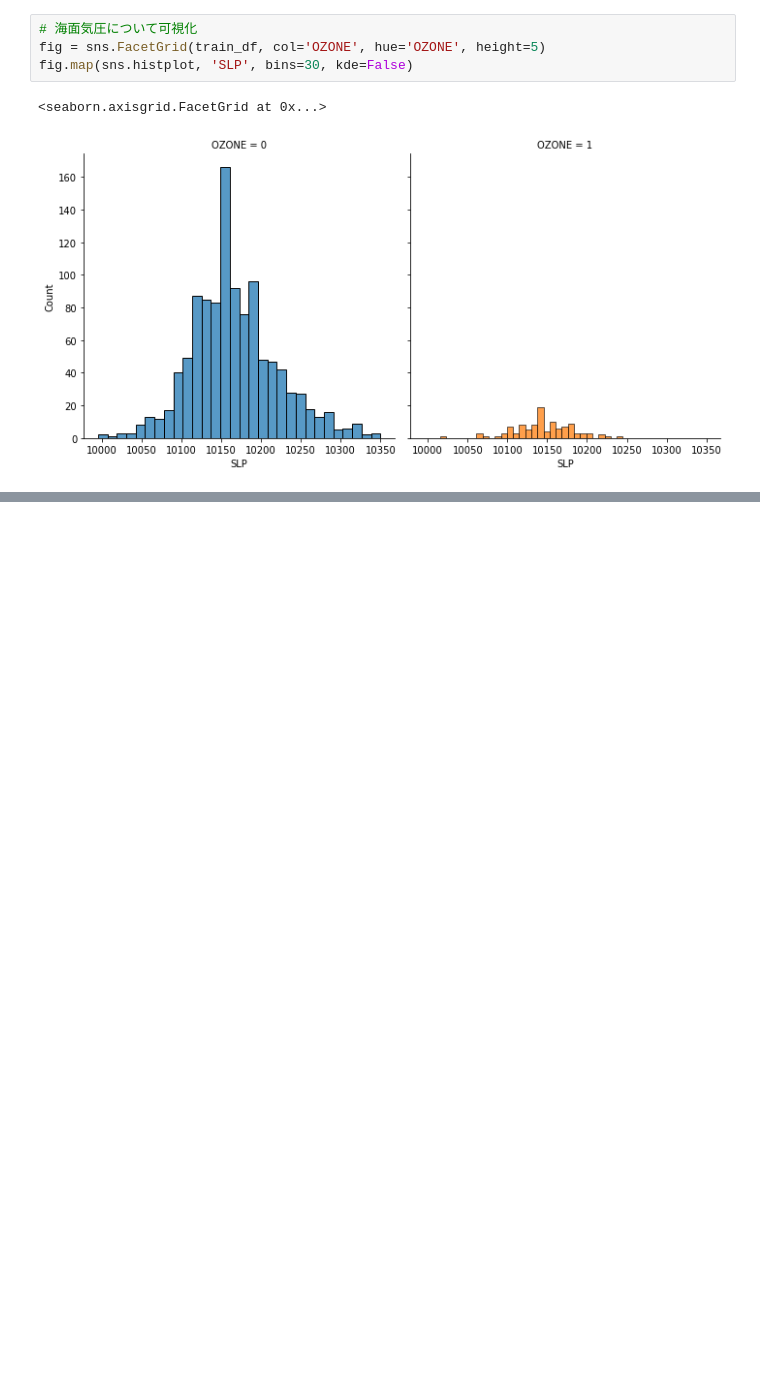
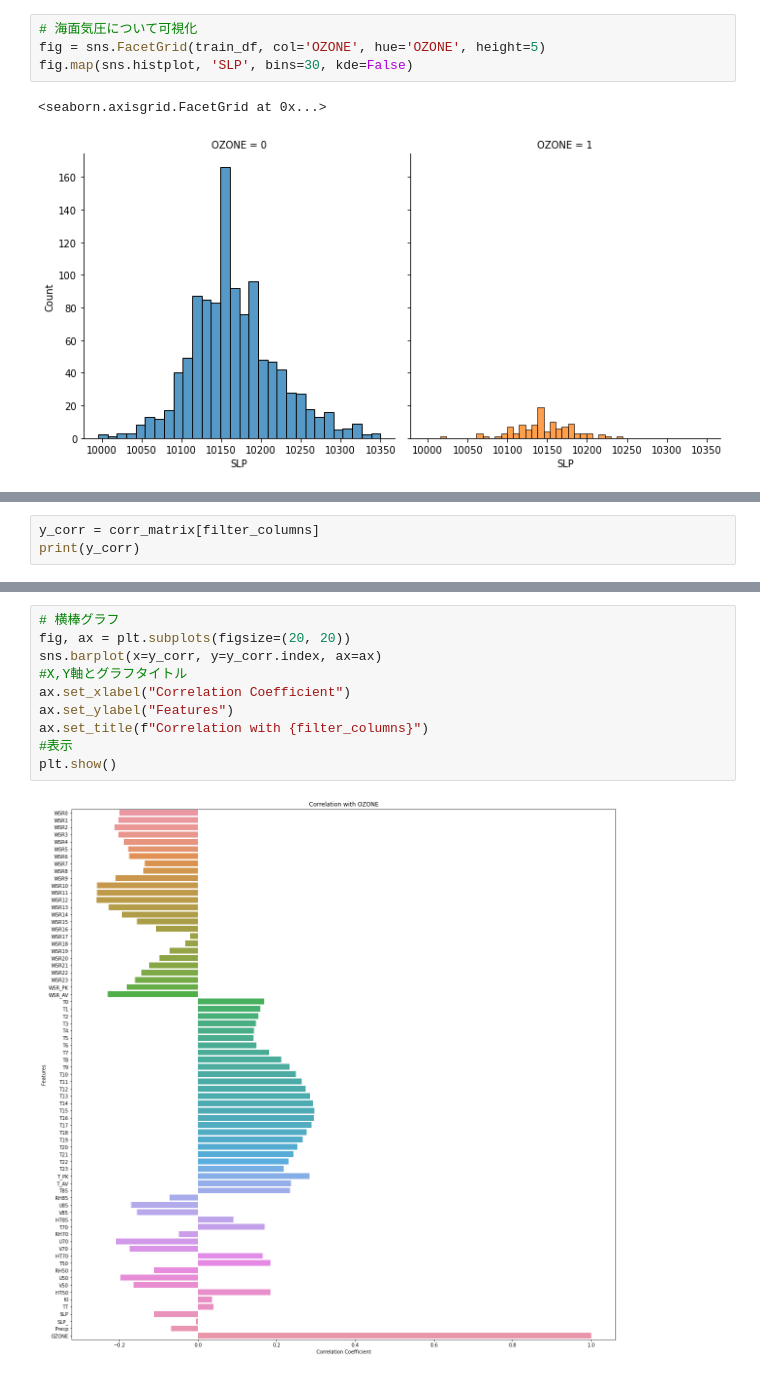
Before and after one commit to sakiiwaki/ozon, a Jupyter notebook: notebooks/ozon_1.ipynb, the cells around one changed output, grey strips where cells are left out. Drawn from its saved outputs; the diff is of its cells as text; blank space fills up the shorter version.

```diff
--- a/notebooks/ozon_1.ipynb
+++ b/notebooks/ozon_1.ipynb
@@ -156,0 +198,3 @@ fig.map(sns.histplot, 'Precp', bins=30, kde=False)
+# %%
+y_corr = corr_matrix[filter_columns]
+print(y_corr)
@@ -156,0 +221,12 @@ fig.map(sns.histplot, 'Precp', bins=30, kde=False)
+# %%
+# 横棒グラフ
+fig, ax = plt.subplots(figsize=(20, 20))
+sns.barplot(x=y_corr, y=y_corr.index, ax=ax)
+#X,Y軸とグラフタイトル
+ax.set_xlabel("Correlation Coefficient")
+ax.set_ylabel("Features")
+ax.set_title(f"Correlation with {filter_columns}")
+#表示
+plt.show()
+# %% [output]
+[figure, added]
```
Also changed, not shown: parts of 22 cells of this notebook, 1 other file.
